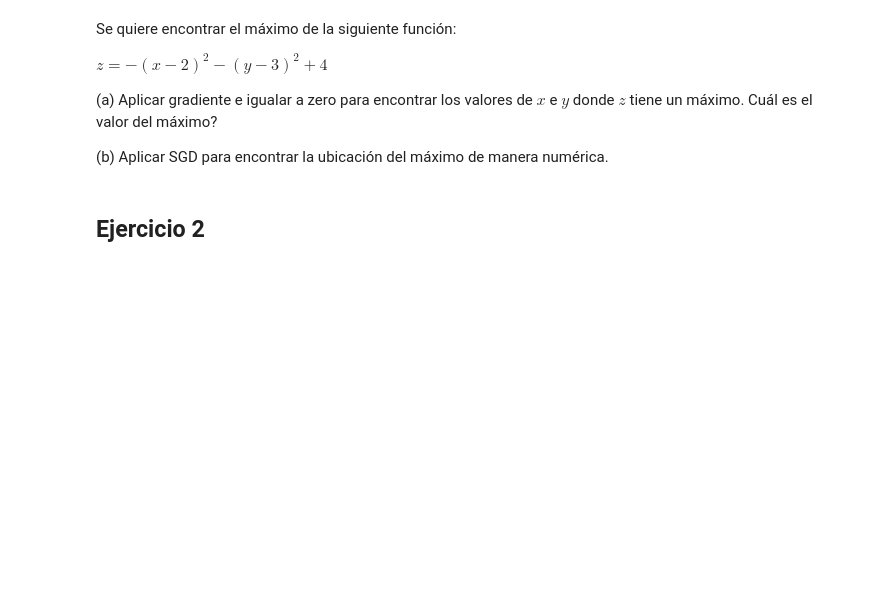
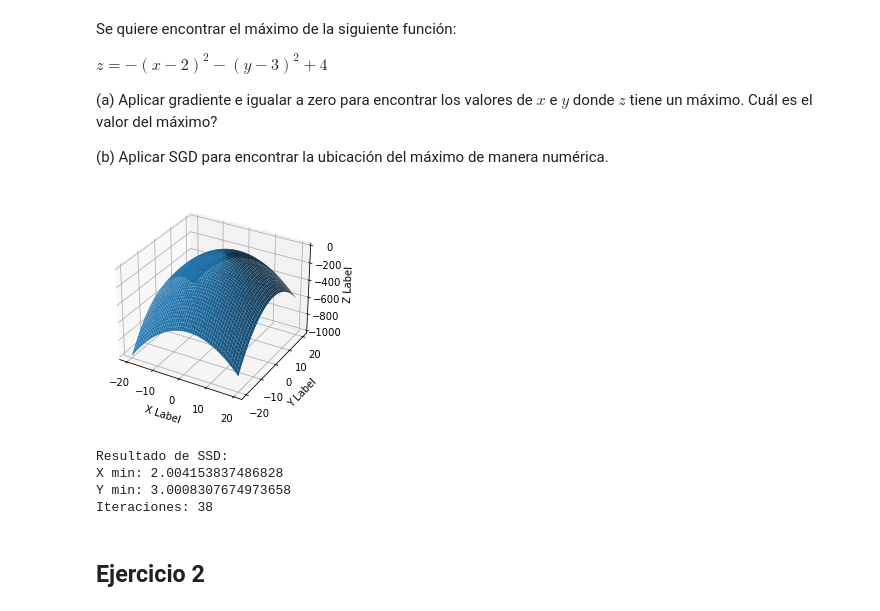
Before and after one commit to ezequielfernandez/deep_learning_practice, a Jupyter notebook: examen/Deep_Learning_Examen_NOV_2022.ipynb, the cells around one changed output. Drawn from its saved outputs; the diff is of its cells as text; code cells hidden in the pictures; blank space fills up the shorter version.

```diff
--- a/examen/Deep_Learning_Examen_NOV_2022.ipynb
+++ b/examen/Deep_Learning_Examen_NOV_2022.ipynb
@@ -16,3 +16,28 @@ $z = -(x - 2)^2 - (y - 3)^2 + 4$
 (a) Aplicar gradiente e igualar a zero para encontrar los valores de $x$ e $y$ donde $z$ tiene un máximo. Cuál es el valor del máximo?
 
 (b) Aplicar SGD para encontrar la ubicación del máximo de manera numérica.
+# %%
+import numpy as np
+from mpl_toolkits.mplot3d import Axes3D
+import matplotlib.pyplot as plt
+import random
+
+def fun(x, y):
+    return -(x-2)**2 -(y-3)**2 + 4
+
+fig = plt.figure()
+ax = fig.add_subplot(111, projection='3d')
+x = y = np.arange(-20.0, 20.0, 0.05)
+X, Y = np.meshgrid(x, y)
+zs = np.array([fun(x,y) for x,y in zip(np.ravel(X), np.ravel(Y))])
+Z = zs.reshape(X.shape)
+
+ax.plot_surface(X, Y, Z)
+
+ax.set_xlabel('X Label')
+ax.set_ylabel('Y Label')
+ax.set_zlabel('Z Label')
+
+plt.show()
+# %% [output]
+[figure, added]
@@ -19,3 +47,34 @@ $z = -(x - 2)^2 - (y - 3)^2 + 4$
+# %%
+import random
+
+x = random.randint(0, 100)
+y = random.randint(0, 100)
+
+learning_rate = 0.1
+iterations = 0
+max_iterations = 100
+converge = False
+
+while (iterations < max_iterations):
+    g = gradient(x, y)
+
+    if abs(g[0]) <= 0.01 and abs(g[1]) <= 0.01:
+        converge = True
+        break
+
+    x = x + learning_rate * g[0] # Buscamos el maximo
+    y = y + learning_rate * g[1] # Buscamos el maximo
+    iterations += 1
+
+print("Resultado de SSD:")
+print("X min: " + str(x))
+print("Y min: " + str(y))
+print("Iteraciones: " + str(iterations))
+# %% [output]
+Resultado de SSD:
+X min: 2.004153837486828
+Y min: 3.0008307674973658
+Iteraciones: 38
 # %% [markdown]
 ## Ejercicio 2
 # %% [markdown]
```
Also changed, not shown: parts of 3 cells of this notebook.
